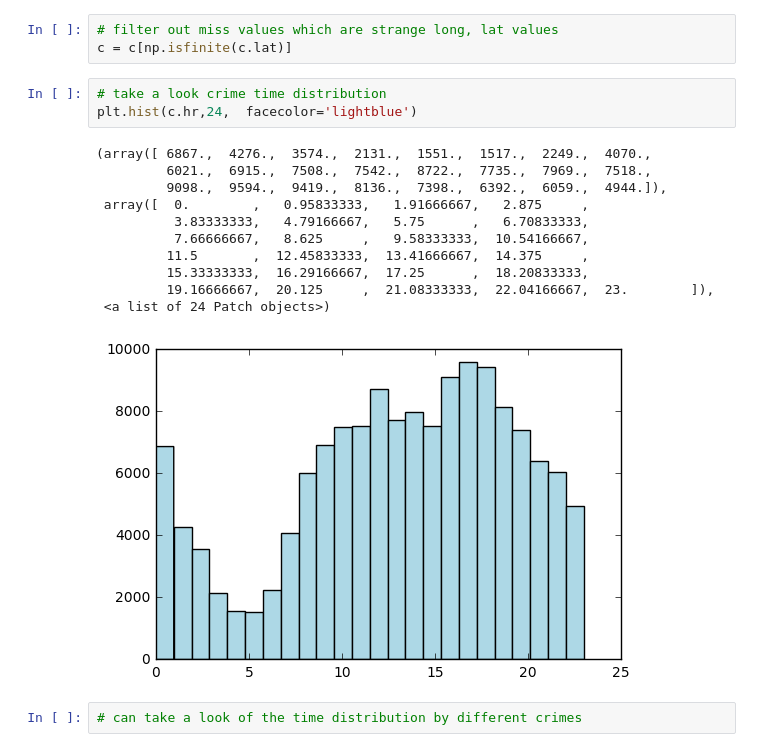
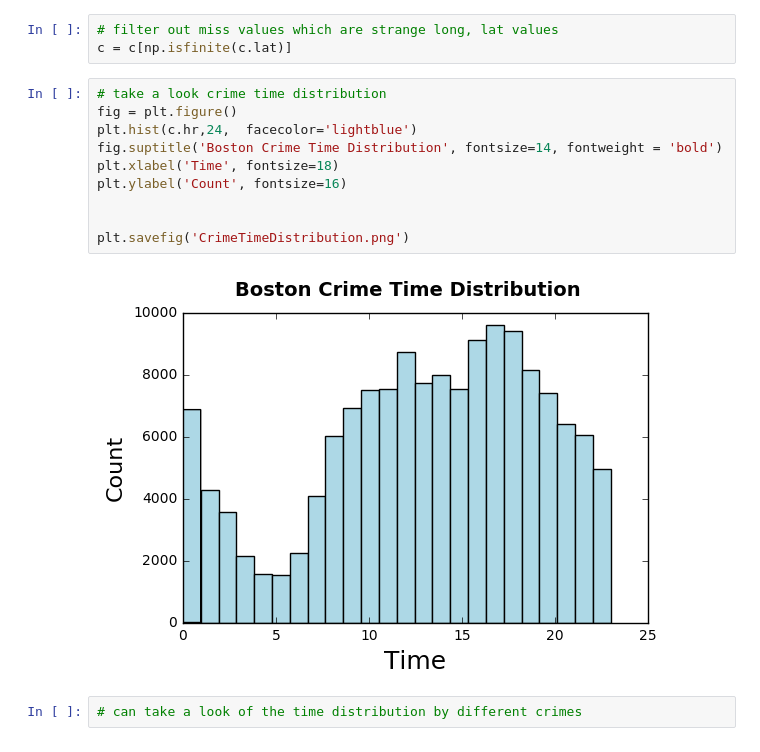
Before and after one commit to CHENPoHeng/UM-SI618, a Jupyter notebook: Project/crimeAnalysis.ipynb, the cells around one changed output. Saved outputs shown, nothing was run; the diff lists cells and outputs as text.

Commit message:
1. backup ipy crime analysis.

```diff
--- a/Project/crimeAnalysis.ipynb
+++ b/Project/crimeAnalysis.ipynb
@@ -28,19 +28,16 @@ c.head()
 c = c[np.isfinite(c.lat)]
 # %%
 # take a look crime time distribution
+fig = plt.figure()
 plt.hist(c.hr,24,  facecolor='lightblue')
+fig.suptitle('Boston Crime Time Distribution', fontsize=14, fontweight = 'bold')
+plt.xlabel('Time', fontsize=18)
+plt.ylabel('Count', fontsize=16)
+
+
+plt.savefig('CrimeTimeDistribution.png')
 # %% [output]
-(array([ 6867.,  4276.,  3574.,  2131.,  1551.,  1517.,  2249.,  4070.,
-         6021.,  6915.,  7508.,  7542.,  8722.,  7735.,  7969.,  7518.,
-         9098.,  9594.,  9419.,  8136.,  7398.,  6392.,  6059.,  4944.]),
- array([  0.        ,   0.95833333,   1.91666667,   2.875     ,
-          3.83333333,   4.79166667,   5.75      ,   6.70833333,
-          7.66666667,   8.625     ,   9.58333333,  10.54166667,
-         11.5       ,  12.45833333,  13.41666667,  14.375     ,
-         15.33333333,  16.29166667,  17.25      ,  18.20833333,
-         19.16666667,  20.125     ,  21.08333333,  22.04166667,  23.        ]),
- <a list of 24 Patch objects>)
-[figure, old version]
+[figure, new version]
 # %%
 # can take a look of the time distribution by different crimes
 # %%
```
Also changed, not shown: parts of 7 cells of this notebook.
